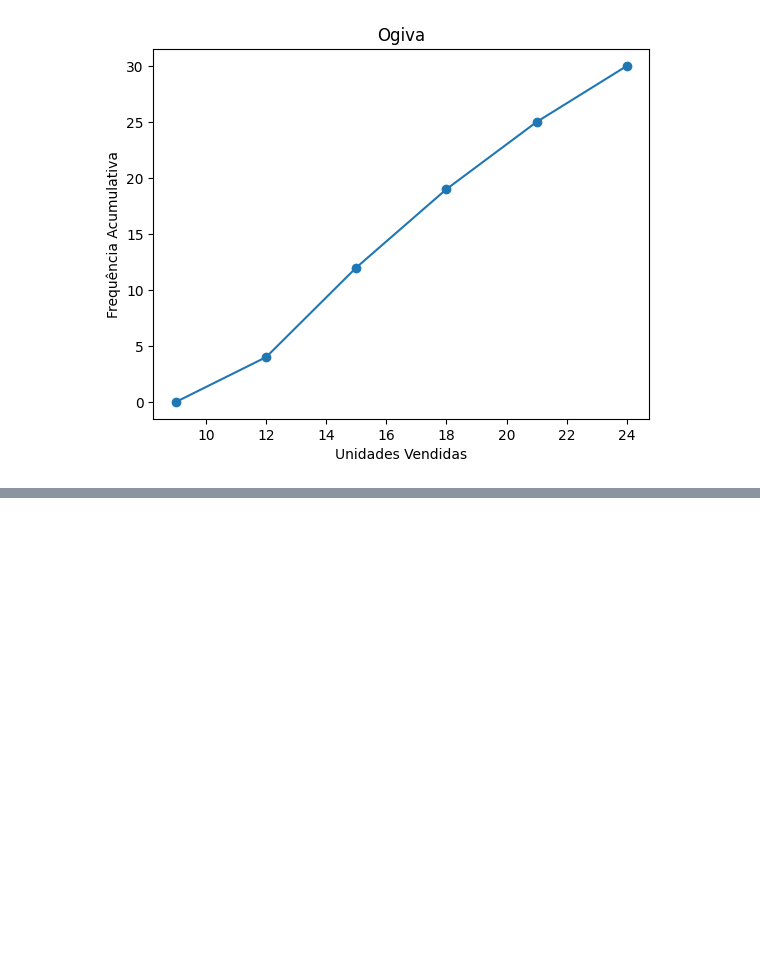
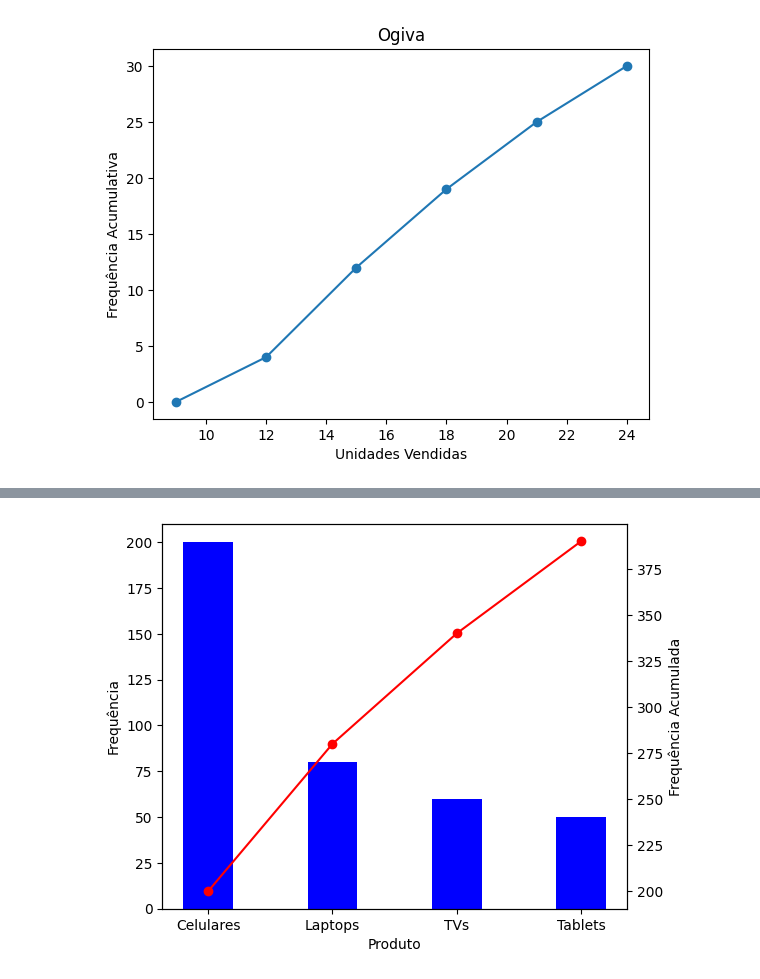
Before and after one commit to tokujiTO/estatistica, a Jupyter notebook: aula5/aula5.ipynb, the cells around one changed output, grey strips where cells are left out. Saved outputs shown, nothing was run; the diff lists cells and outputs as text; code cells hidden in the pictures; blank space fills up the shorter version.

```diff
--- a/aula5/aula5.ipynb
+++ b/aula5/aula5.ipynb
@@ -142,3 +147,13 @@ plt.ylabel('Frequência Acumulativa')
 plt.show()
 # %% [output]
 [figure]
+# %%
+categorias = ['TVs', 'Laptops', 'Celulares', 'Tablets']
+numVendas = [60, 80, 200, 50]
+precoMedio = [2000, 3500, 1200, 1800]
+dtPorCategoria = pd.DataFrame({
+  'Categorias': categorias,
+  'Número de Vendas': numVendas,
+  'Preço Médio': precoMedio
+})
+display(dtPorCategoria)
@@ -144,0 +166,26 @@ plt.show()
+# %%
+# Ordena o dataframe pela coluna 'Número de Vendas'
+frequencia = dtPorCategoria.sort_values(by='Número de Vendas', ascending=False)
+
+# Calcula a frequência acumulada corretamente
+frequencia['Frequência Acumulada'] = frequencia['Número de Vendas'].cumsum()
+
+# Cria a figura e os dois eixos y
+fig, ax1 = plt.subplots(figsize=(6, 5))
+ax2 = ax1.twinx()
+
+# Gráfico de barras com as categorias e o número de vendas
+ax1.bar(frequencia['Categorias'], frequencia['Número de Vendas'], color='blue', width=0.4)
+
+# Gráfico de linha para a frequência acumulada
+ax2.plot(frequencia['Categorias'], frequencia['Frequência Acumulada'], color='red', marker='o')
+
+# Rótulos dos eixos
+ax1.set_xlabel('Produto')
+ax1.set_ylabel('Frequência')
+ax2.set_ylabel('Frequência Acumulada')
+
+# Exibe o gráfico
+plt.show()
+# %% [output]
+[figure, added]
```
Also changed, not shown: parts of 13 cells of this notebook, 5 other files.
